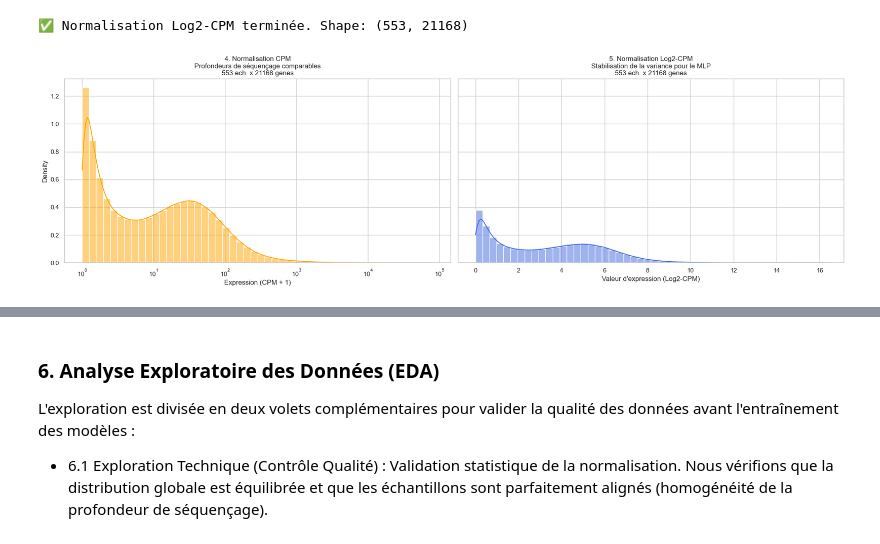
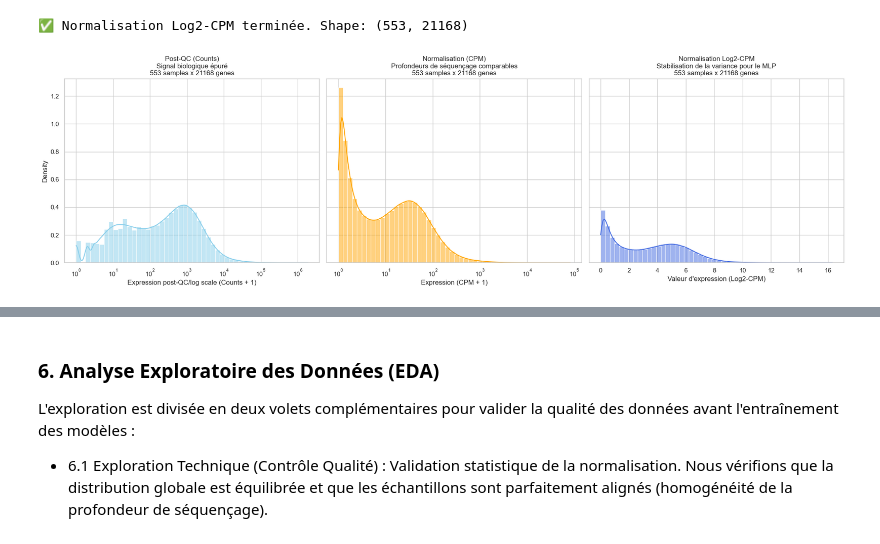
Before and after one commit to mylaila/TCGA_UCEC_project, a Jupyter notebook: 0B_qc_normalization.ipynb, the cells around one changed output, grey strips where cells are left out. Drawn from its saved outputs; the diff is of its cells as text; code cells hidden in the pictures.

```diff
--- a/0B_qc_normalization.ipynb
+++ b/0B_qc_normalization.ipynb
@@ -229,20 +169,25 @@ print(f"✅ Normalisation Log2-CPM terminée. Shape: {df_norm.shape}")
 # %%
 n_points = 1000000
 
-fig, (ax4, ax5) = plt.subplots(1, 2, figsize=(20, 6), sharey=True)
+fig, (ax3, ax4, ax5) = plt.subplots(1, 3, figsize=(20, 6), sharey=True)
+
+data_filtered = df_filtered.values.flatten()[:n_points] + 1
+sns.histplot(data_filtered, bins=50, color="skyblue", ax=ax3, kde=True, log_scale=True, stat="density")
+ax3.set_title(f"Post-QC (Counts)\nSignal biologique épuré\n{df_filtered.shape[0]} samples x {df_filtered.shape[1]} genes")
+ax3.set_xlabel("Expression post-QC/log scale (Counts + 1)")
 
 data_cpm = df_cpm.values.flatten()[:n_points] + 1
 sns.histplot(data_cpm, bins=50, color="orange", ax=ax4, kde=True, log_scale=True, stat="density")
-ax4.set_title(f"4. Normalisation CPM\nProfondeurs de séquençage comparables\n{df_cpm.shape[0]} ech. x {df_cpm.shape[1]} genes")
+ax4.set_title(f"Normalisation (CPM)\nProfondeurs de séquençage comparables\n{df_cpm.shape[0]} samples x {df_cpm.shape[1]} genes")
 ax4.set_xlabel("Expression (CPM + 1)")
 
 data_norm = df_norm.values.flatten()[:n_points]
 sns.histplot(data_norm, bins=50, color="royalblue", ax=ax5, kde=True, log_scale=False, stat="density")
-ax5.set_title(f"5. Normalisation Log2-CPM\nStabilisation de la variance pour le MLP\n{df_norm.shape[0]} ech. x {df_norm.shape[1]} genes")
+ax5.set_title(f"Normalisation Log2-CPM\nStabilisation de la variance pour le MLP\n{df_norm.shape[0]} samples x {df_norm.shape[1]} genes")
 ax5.set_xlabel("Valeur d'expression (Log2-CPM)")
 
 plt.tight_layout()
 plt.show()
 # %% [output]
-[figure, old version]
+[figure, new version]
 # %% [markdown]
```
Also changed, not shown: parts of 15 cells of this notebook, 11 other files.
